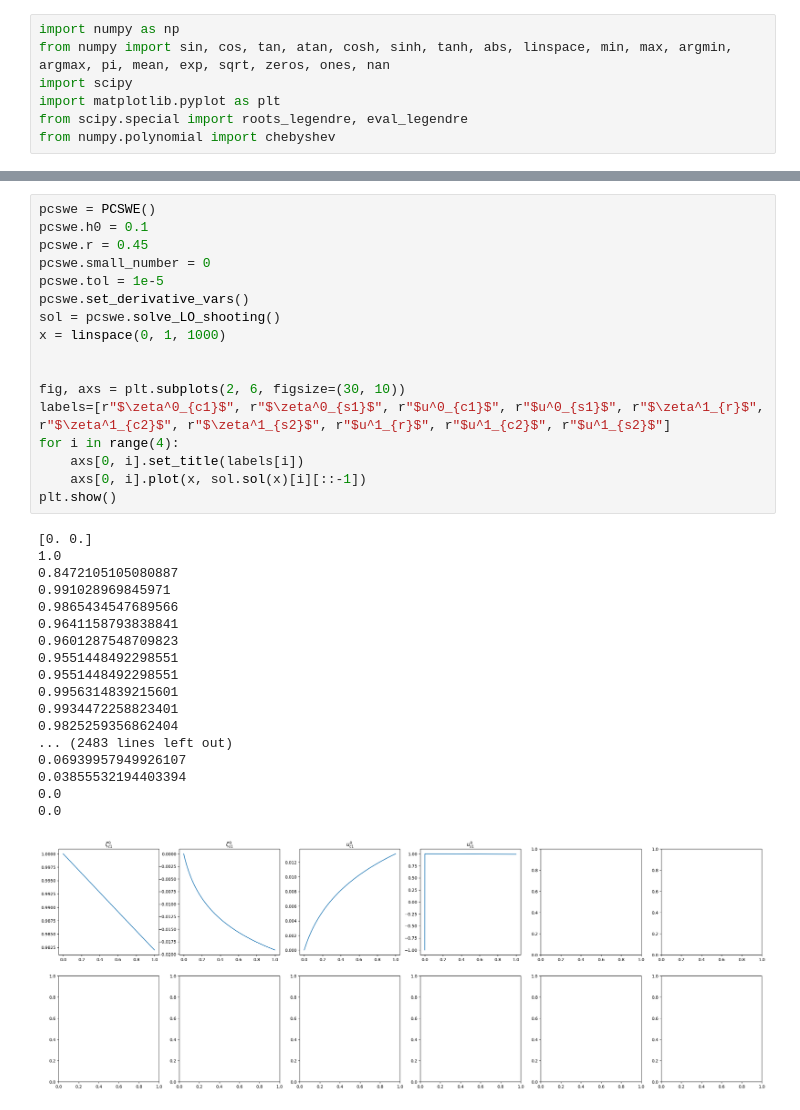
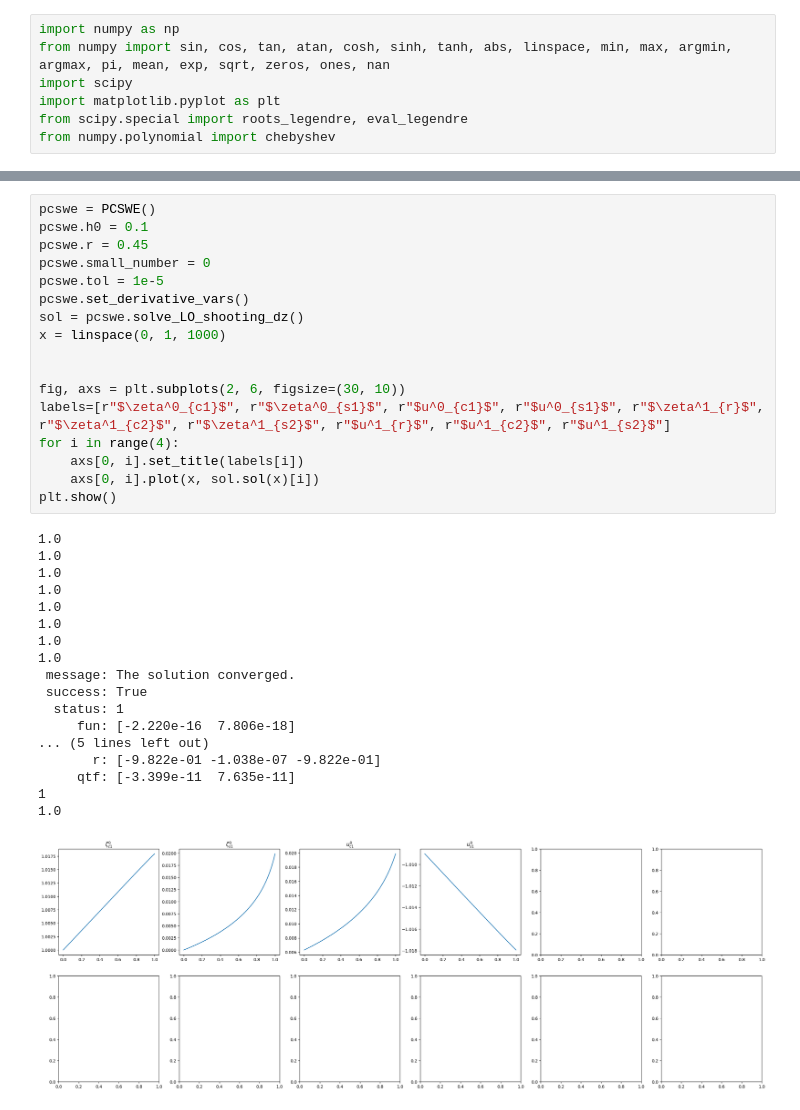
Before and after one commit to Jone-Liekens/Perturbation, a Jupyter notebook: shooting_method_FO.ipynb, the cells around one changed output, grey strips where cells are left out. Drawn from its saved outputs; the diff is of its cells as text.

Commit message:
shooting method works as well (FO and LO), but same 'problem' arises as with solve_bvp

```diff
--- a/shooting_method_FO.ipynb
+++ b/shooting_method_FO.ipynb
@@ -464,36 +332,36 @@ class PCSWE():
 # %%
 pcswe = PCSWE()
 pcswe.h0 = 0.1
 pcswe.r = 0.45
 pcswe.small_number = 0
 pcswe.tol = 1e-5
 pcswe.set_derivative_vars()
-sol = pcswe.solve_LO_shooting()
+sol = pcswe.solve_LO_shooting_dz()
 x = linspace(0, 1, 1000)
 
 
 fig, axs = plt.subplots(2, 6, figsize=(30, 10))
 labels=[r"$\zeta^0_{c1}$", r"$\zeta^0_{s1}$", r"$u^0_{c1}$", r"$u^0_{s1}$", r"$\zeta^1_{r}$", r"$\zeta^1_{c2}$", r"$\zeta^1_{s2}$", r"$u^1_{r}$", r"$u^1_{c2}$", r"$u^1_{s2}$"]
 for i in range(4):
     axs[0, i].set_title(labels[i])
-    axs[0, i].plot(x, sol.sol(x)[i][::-1])
+    axs[0, i].plot(x, sol.sol(x)[i])
 plt.show()
 # %% [output]
-[0. 0.]
 1.0
-0.8472105105080887
-0.991028969845971
-0.9865434547689566
-0.9641158793838841
-0.9601287548709823
-0.9551448492298551
-0.9551448492298551
-0.9956314839215601
-0.9934472258823401
-0.9825259356862404
-... (2483 lines left out)
-0.06939957949926107
-0.03855532194403394
-0.0
-0.0
+1.0
+1.0
+1.0
+1.0
+1.0
+1.0
+1.0
+ message: The solution converged.
+ success: True
+  status: 1
+     fun: [-2.220e-16  7.806e-18]
+... (5 lines left out)
+       r: [-9.822e-01 -1.038e-07 -9.822e-01]
+     qtf: [-3.399e-11  7.635e-11]
+1
+1.0
-[figure, old version]
+[figure, new version]
```
Also changed, not shown: parts of 2 cells of this notebook.
